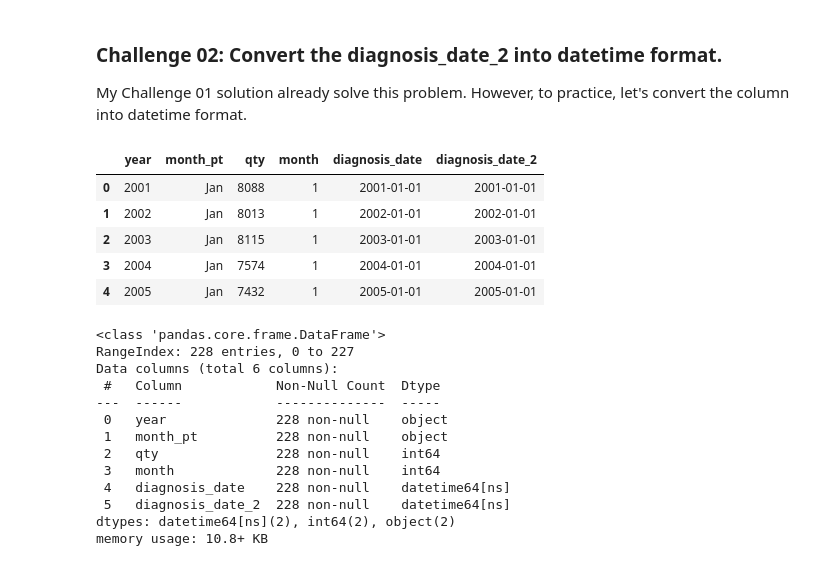
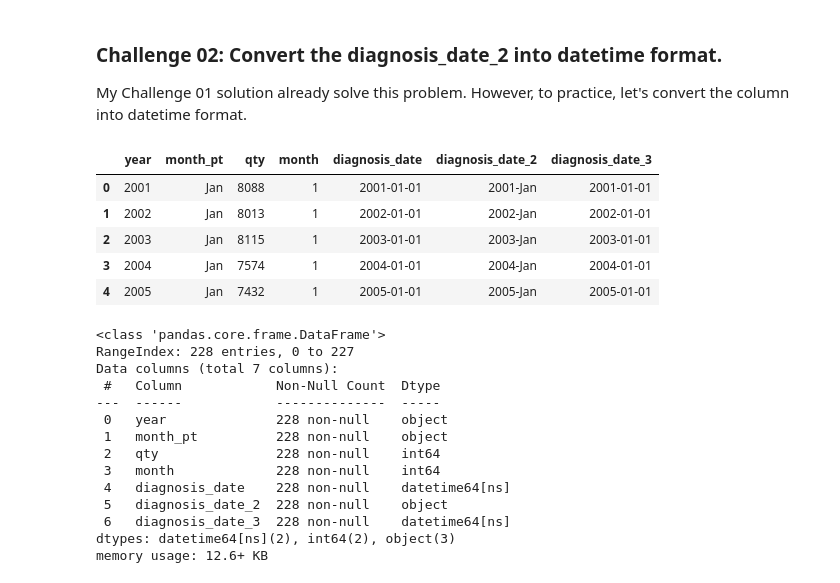
Before and after one commit to gabrielatrindade/alura-bootcamp, a Jupyter notebook: module4/lessons/tuberculosis_br.ipynb, the cells around one changed output. Drawn from its saved outputs; the diff is of its cells as text; code cells hidden in the pictures.

```diff
--- a/module4/lessons/tuberculosis_br.ipynb
+++ b/module4/lessons/tuberculosis_br.ipynb
@@ -156,24 +156,24 @@ My Challenge 01 solution already solve this problem. However, to practice, let's
 # %%
 def pt_date_str_to_datetime_object(year_month: str):
     return dateparser.parse(year_month+'/1', languages=['pt'])
 
-tuberculosis_melted['diagnosis_date_2'] = \
+tuberculosis_melted['diagnosis_date_3'] = \
     tuberculosis_melted['diagnosis_date_2'].map(pt_date_str_to_datetime_object)
 
 tuberculosis_melted.head()
 # %% [output]
-|  | year | month_pt | qty | month | diagnosis_date | diagnosis_date_2 |
-| 0 | 2001 | Jan | 8088 | 1 | 2001-01-01 | 2001-01-01 |
-| 1 | 2002 | Jan | 8013 | 1 | 2002-01-01 | 2002-01-01 |
-| 2 | 2003 | Jan | 8115 | 1 | 2003-01-01 | 2003-01-01 |
-| 3 | 2004 | Jan | 7574 | 1 | 2004-01-01 | 2004-01-01 |
-| 4 | 2005 | Jan | 7432 | 1 | 2005-01-01 | 2005-01-01 |
+|  | year | month_pt | qty | month | diagnosis_date | diagnosis_date_2 | diagnosis_date_3 |
+| 0 | 2001 | Jan | 8088 | 1 | 2001-01-01 | 2001-Jan | 2001-01-01 |
+| 1 | 2002 | Jan | 8013 | 1 | 2002-01-01 | 2002-Jan | 2002-01-01 |
+| 2 | 2003 | Jan | 8115 | 1 | 2003-01-01 | 2003-Jan | 2003-01-01 |
+| 3 | 2004 | Jan | 7574 | 1 | 2004-01-01 | 2004-Jan | 2004-01-01 |
+| 4 | 2005 | Jan | 7432 | 1 | 2005-01-01 | 2005-Jan | 2005-01-01 |
 # %%
 tuberculosis_melted.info()
 # %% [output]
 <class 'pandas.core.frame.DataFrame'>
 RangeIndex: 228 entries, 0 to 227
-Data columns (total 6 columns):
+Data columns (total 7 columns):
  #   Column            Non-Null Count  Dtype
 ---  ------            --------------  -----
  0   year              228 non-null    object
@@ -181,6 +181,7 @@ Data columns (total 6 columns):
  2   qty               228 non-null    int64
  3   month             228 non-null    int64
  4   diagnosis_date    228 non-null    datetime64[ns]
- 5   diagnosis_date_2  228 non-null    datetime64[ns]
-dtypes: datetime64[ns](2), int64(2), object(2)
-memory usage: 10.8+ KB
+ 5   diagnosis_date_2  228 non-null    object
+ 6   diagnosis_date_3  228 non-null    datetime64[ns]
+dtypes: datetime64[ns](2), int64(2), object(3)
+memory usage: 12.6+ KB
```
Also changed, not shown: parts of 20 cells of this notebook.
